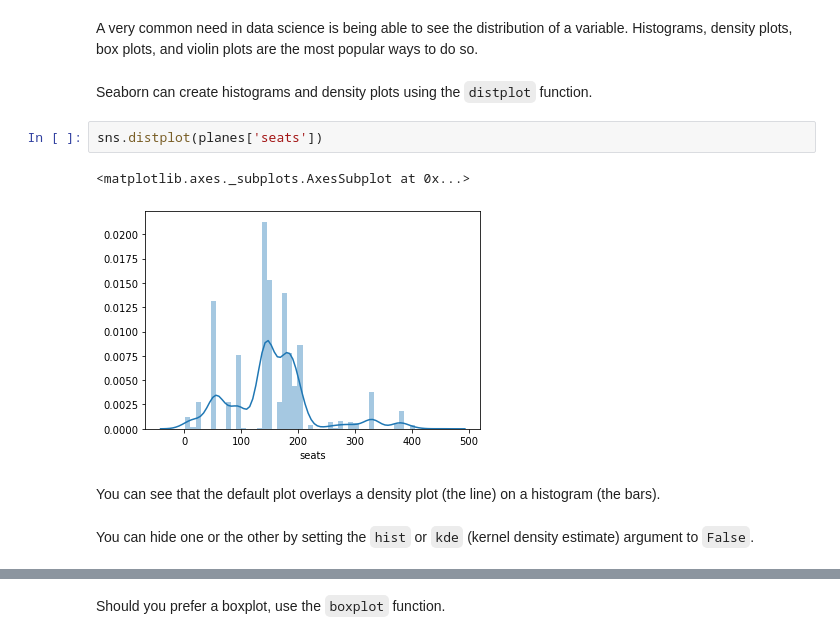
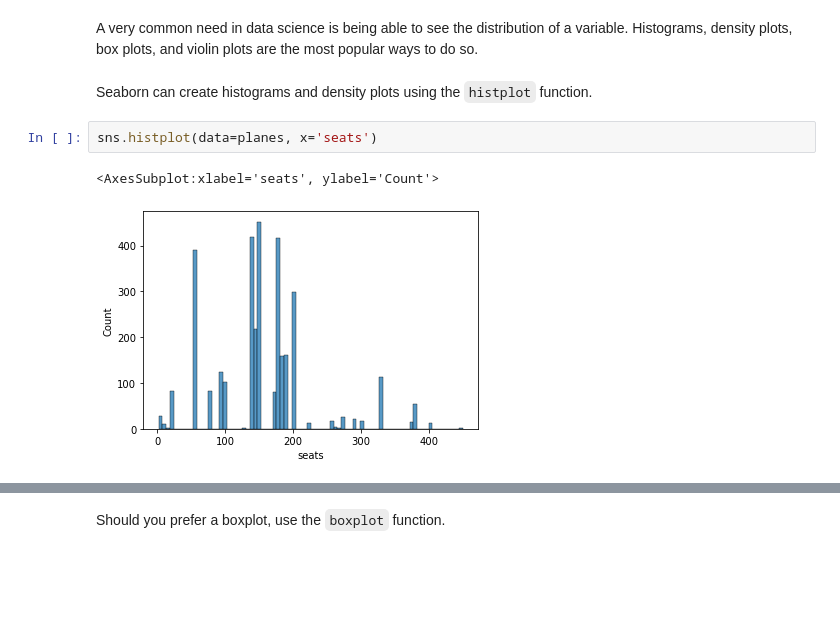
Before and after one commit to uc-python/intro-python-datasci, a Jupyter notebook: notebooks/12-Visualizing-Data.ipynb, the cells around one changed output, grey strips where cells are left out. Drawn from its saved outputs; the diff is of its cells as text; blank space fills up the shorter version.

```diff
--- a/notebooks/12-Visualizing-Data.ipynb
+++ b/notebooks/12-Visualizing-Data.ipynb
@@ -90,13 +78,9 @@ flights = pd.read_csv('../data/flights.csv')
 A very common need in data science is being able to see the distribution of a variable.
 Histograms, density plots, box plots, and violin plots are the most popular ways to do so.
 # %% [markdown]
-Seaborn can create histograms and density plots using the `distplot` function.
+Seaborn can create histograms and density plots using the `histplot` function.
 # %%
-sns.distplot(planes['seats'])
+sns.histplot(data=planes, x='seats')
 # %% [output]
-<matplotlib.axes._subplots.AxesSubplot at 0x...>
+<AxesSubplot:xlabel='seats', ylabel='Count'>
-[figure, old version]
+[figure, new version]
-# %% [markdown]
-You can see that the default plot overlays a density plot (the line) on a histogram (the bars).
-# %% [markdown]
-You can hide one or the other by setting the `hist` or `kde` (kernel density estimate) argument to `False`.
```
Also changed, not shown: parts of 25 cells of this notebook.
